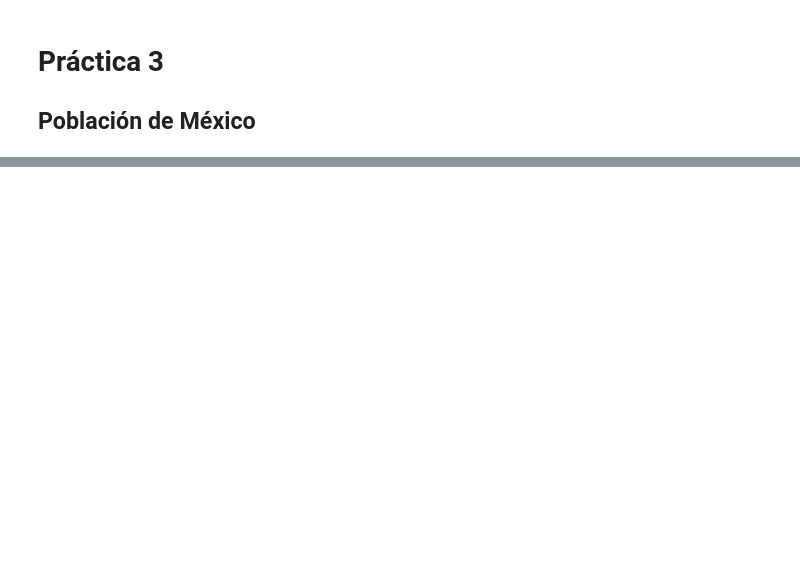
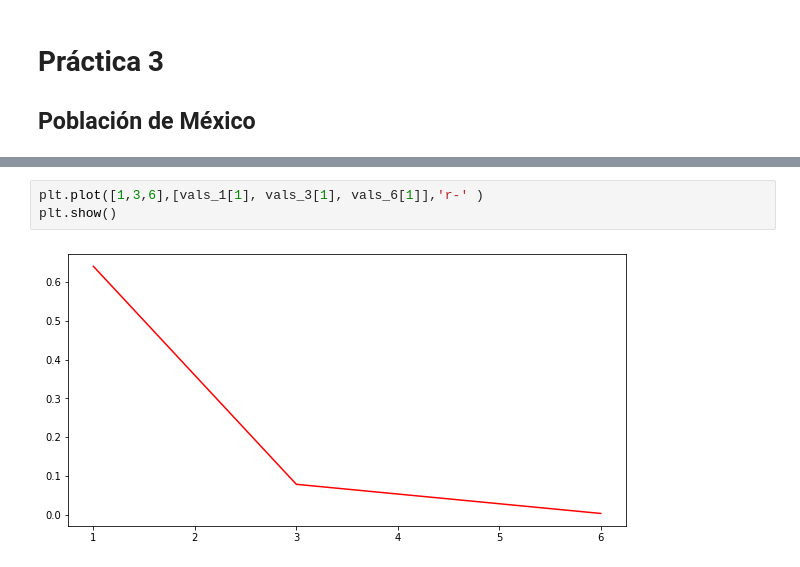
Before and after one commit to gemathus/itam-ds-propedeutico, a Jupyter notebook: practicas/practica_3/practica_3_5.ipynb, the cells around one changed output, grey strips where cells are left out. Saved outputs shown, nothing was run; the diff lists cells and outputs as text; blank space fills up the shorter version.

```diff
--- a/practicas/practica_3/practica_3_5.ipynb
+++ b/practicas/practica_3/practica_3_5.ipynb
@@ -60,0 +101,5 @@ print(np.polyval(coef_6, 1940))
+# %%
+plt.plot([1,3,6],[vals_1[1], vals_3[1], vals_6[1]],'r-' )
+plt.show()
+# %% [output]
+[figure, added]
```
Also changed, not shown: parts of 9 cells of this notebook.
